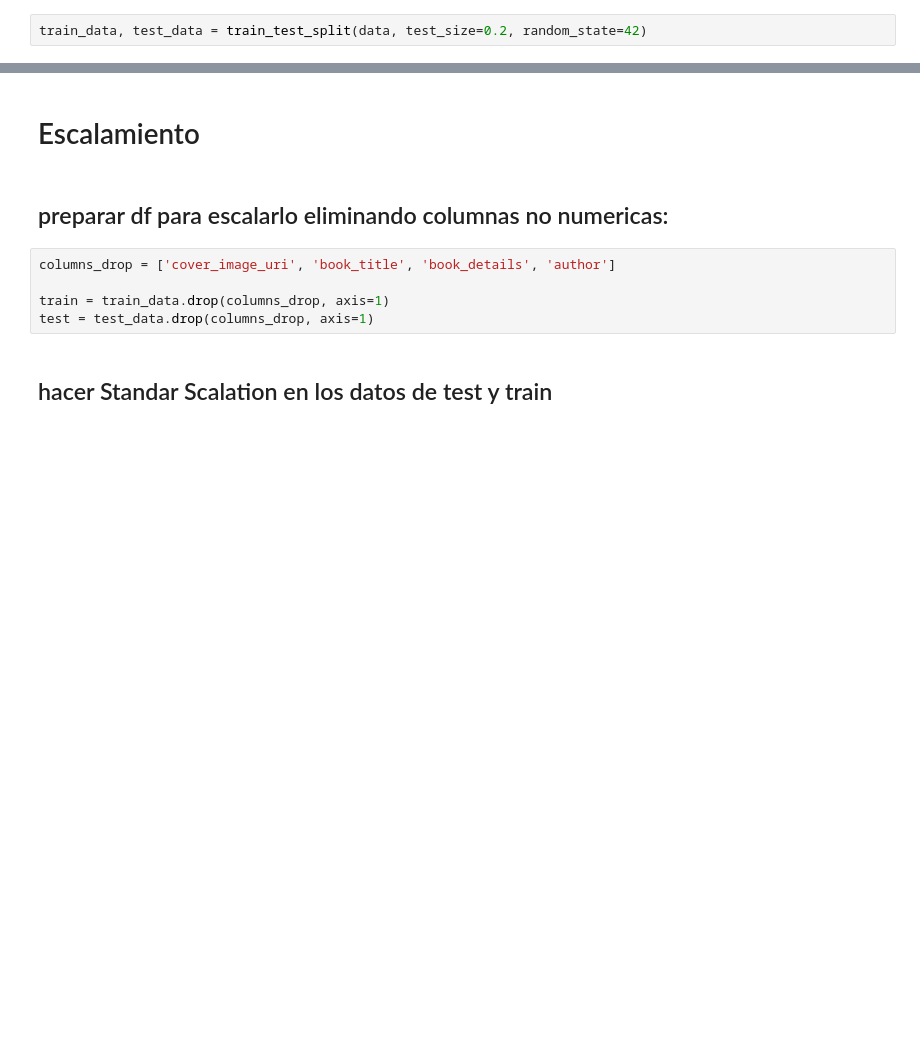
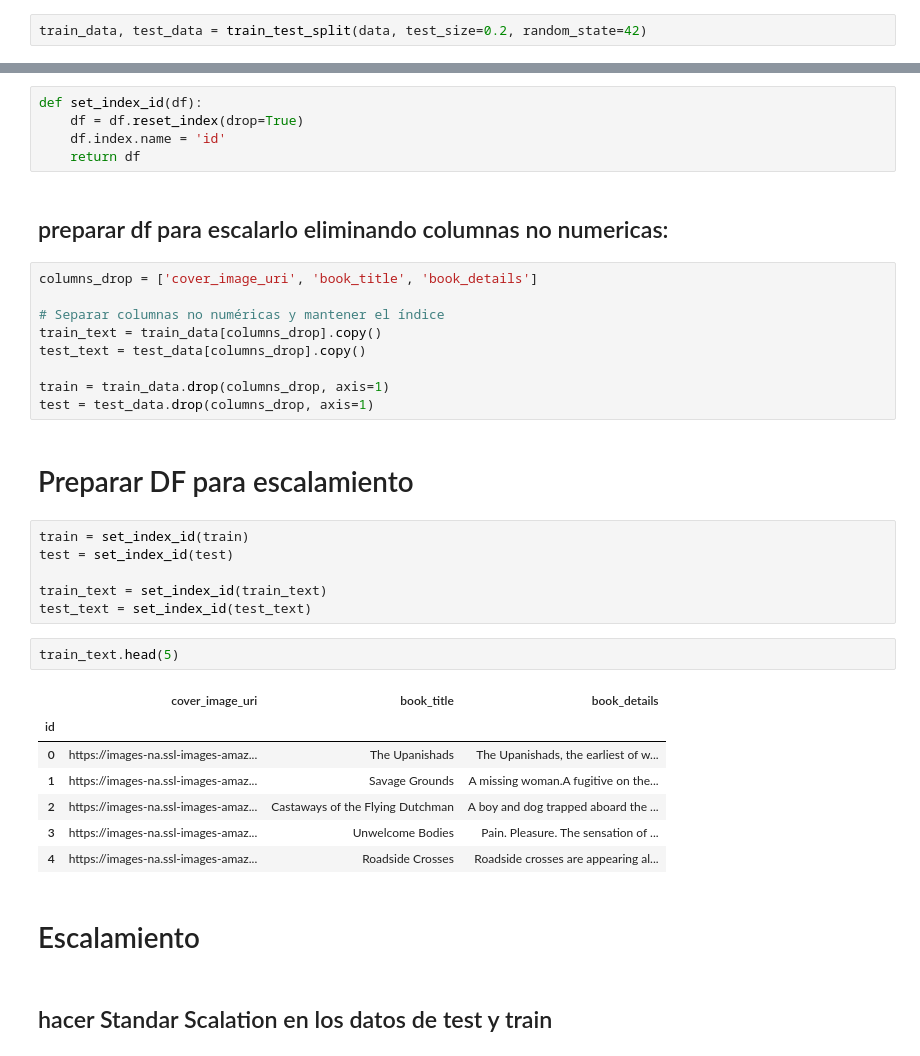
Before and after one commit to OlimpiaGarcia/Book_algorithm, a Jupyter notebook: pre_procesamiento.ipynb, the cells around one changed output, grey strips where cells are left out. Cells and saved outputs as stored; diff of their text form; blank space fills up the shorter version.

```diff
--- a/pre_procesamiento.ipynb
+++ b/pre_procesamiento.ipynb
@@ -284,12 +350,39 @@ train_data.sample(5).T
+# %%
+def set_index_id(df):
+    df = df.reset_index(drop=True)
+    df.index.name = 'id'
+    return df
+# %% [markdown]
+## preparar df para escalarlo eliminando columnas no numericas:
+# %%
+columns_drop = ['cover_image_uri', 'book_title', 'book_details']
+
+# Separar columnas no numéricas y mantener el índice
+train_text = train_data[columns_drop].copy()
+test_text = test_data[columns_drop].copy()
+
+train = train_data.drop(columns_drop, axis=1)
+test = test_data.drop(columns_drop, axis=1)
+# %% [markdown]
+# Preparar DF para escalamiento
+# %%
+train = set_index_id(train)
+test = set_index_id(test)
+
+train_text = set_index_id(train_text)
+test_text = set_index_id(test_text)
+# %%
+train_text.head(5)
+# %% [output]
+|  | cover_image_uri | book_title | book_details |
+| id |  |  |  |
+| 0 | https://images-na.ssl-images-amaz... | The Upanishads | The Upanishads, the earliest of w... |
+| 1 | https://images-na.ssl-images-amaz... | Savage Grounds | A missing woman.A fugitive on the... |
+| 2 | https://images-na.ssl-images-amaz... | Castaways of the Flying Dutchman | A boy and dog trapped aboard the ... |
+| 3 | https://images-na.ssl-images-amaz... | Unwelcome Bodies | Pain. Pleasure. The sensation of ... |
+| 4 | https://images-na.ssl-images-amaz... | Roadside Crosses | Roadside crosses are appearing al... |
 # %% [markdown]
 # Escalamiento
-# %% [markdown]
-## preparar df para escalarlo eliminando columnas no numericas:
-# %%
-columns_drop = ['cover_image_uri', 'book_title', 'book_details', 'author']
-
-train = train_data.drop(columns_drop, axis=1)
-test = test_data.drop(columns_drop, axis=1)
 # %% [markdown]
 ## hacer Standar Scalation en los datos  de test y train
 # %%
```
Also changed, not shown: parts of 25 cells of this notebook.
